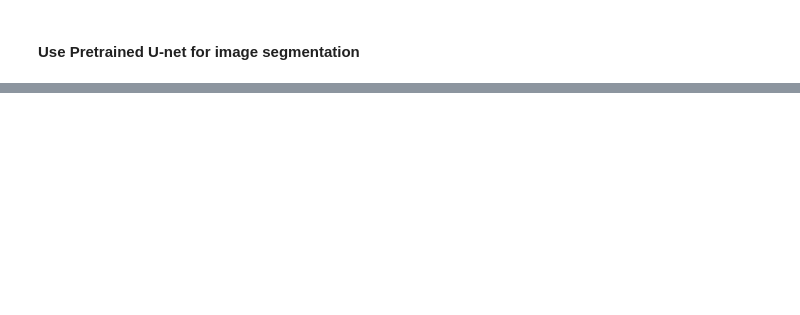
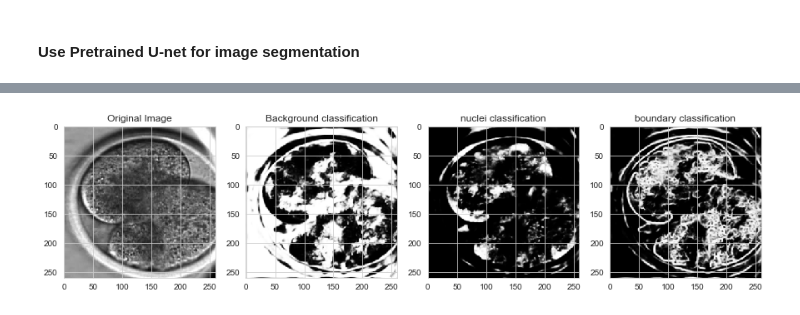
Before and after one commit to atharvacc/Misc, a Jupyter notebook: res_code/Segmentation.ipynb, the cells around one changed output, grey strips where cells are left out. Saved outputs shown, nothing was run; the diff lists cells and outputs as text; code cells hidden in the pictures; blank space fills up the shorter version.

```diff
--- a/res_code/Segmentation.ipynb
+++ b/res_code/Segmentation.ipynb
@@ -304,0 +326,9 @@ plot_unet(img,out)
+# %%
+idx = 15
+img = inp_d[idx,:,:]
+n = img.shape[0]
+img = img.reshape(n,n)
+out = unet_classify(model, img)
+plot_unet(img,out)
+# %% [output]
+[figure, added]
```
Also changed, not shown: parts of 9 cells of this notebook, 3 other files.
